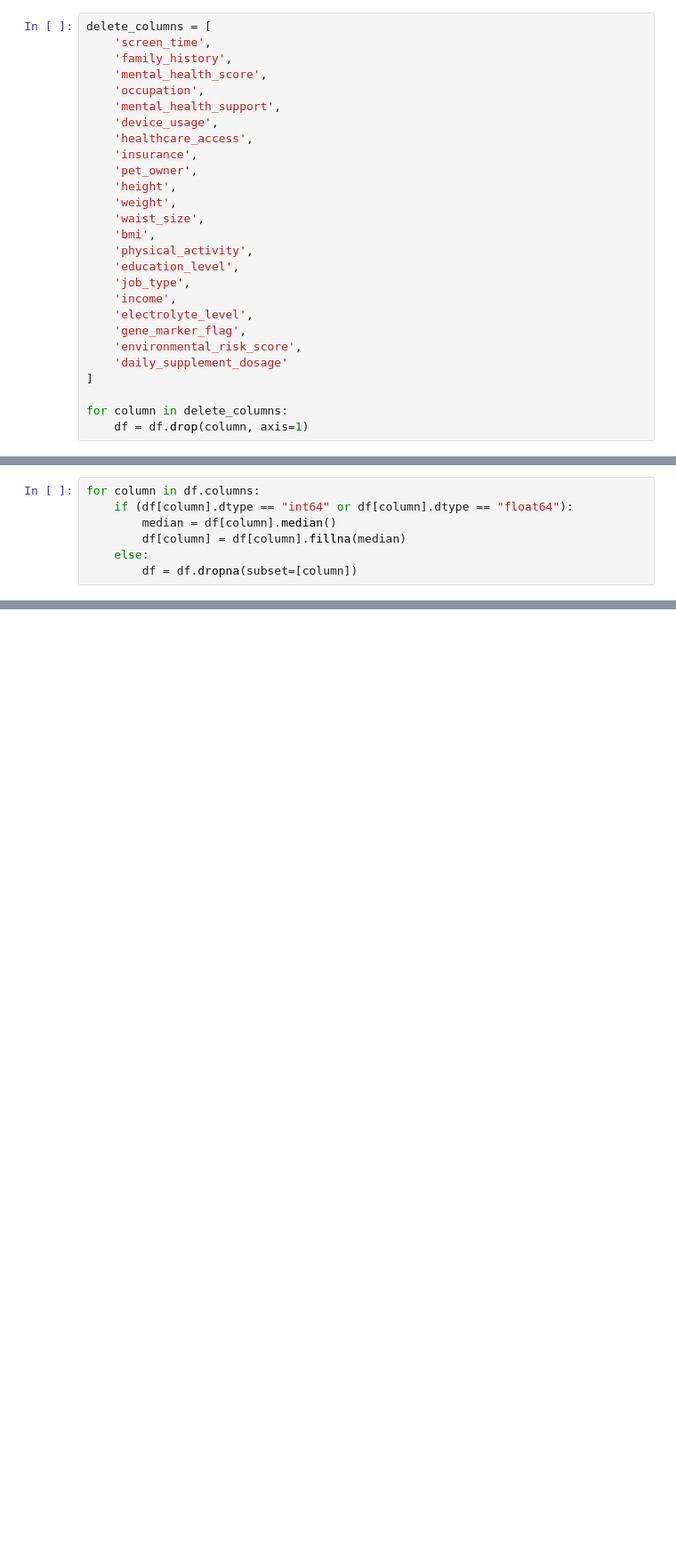
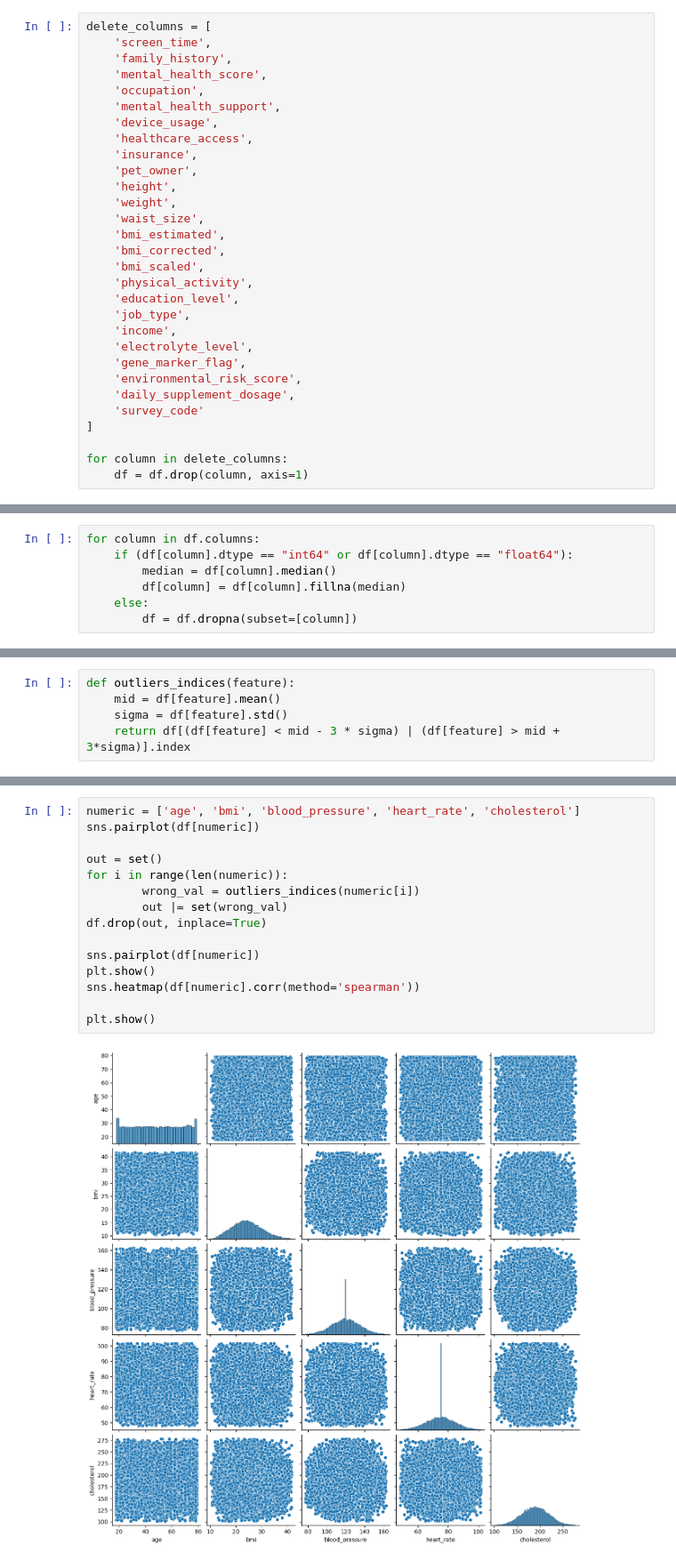
Before and after one commit to brick1ng5654/course-3, a Jupyter notebook: boml/lab_1/omo1.ipynb, the cells around one changed output, grey strips where cells are left out. Shown at 89% size. Drawn from its saved outputs; the diff is of its cells as text; blank space fills up the shorter version.

```diff
--- a/boml/lab_1/omo1.ipynb
+++ b/boml/lab_1/omo1.ipynb
@@ -31,7 +86,9 @@ delete_columns = [
     'height',
     'weight',
     'waist_size',
-    'bmi',
+    'bmi_estimated',
+    'bmi_corrected',
+    'bmi_scaled',
     'physical_activity',
     'education_level',
     'job_type',
@@ -39,7 +96,8 @@ delete_columns = [
     'electrolyte_level',
     'gene_marker_flag',
     'environmental_risk_score',
-    'daily_supplement_dosage'
+    'daily_supplement_dosage',
+    'survey_code'
 ]
 
 for column in delete_columns:
@@ -109,0 +116,5 @@ for column in df.columns:
+# %%
+def outliers_indices(feature):
+    mid = df[feature].mean()
+    sigma = df[feature].std()
+    return df[(df[feature] < mid - 3 * sigma) | (df[feature] > mid + 3*sigma)].index
@@ -109,0 +123,17 @@ for column in df.columns:
+# %%
+numeric = ['age', 'bmi', 'blood_pressure', 'heart_rate', 'cholesterol']
+sns.pairplot(df[numeric])
+
+out = set()
+for i in range(len(numeric)):
+        wrong_val = outliers_indices(numeric[i])
+        out |= set(wrong_val)
+df.drop(out, inplace=True)
+
+sns.pairplot(df[numeric])
+plt.show()
+sns.heatmap(df[numeric].corr(method='spearman'))
+
+plt.show()
+# %% [output]
+[figure, added]
```
Also changed, not shown: parts of 21 cells of this notebook.
